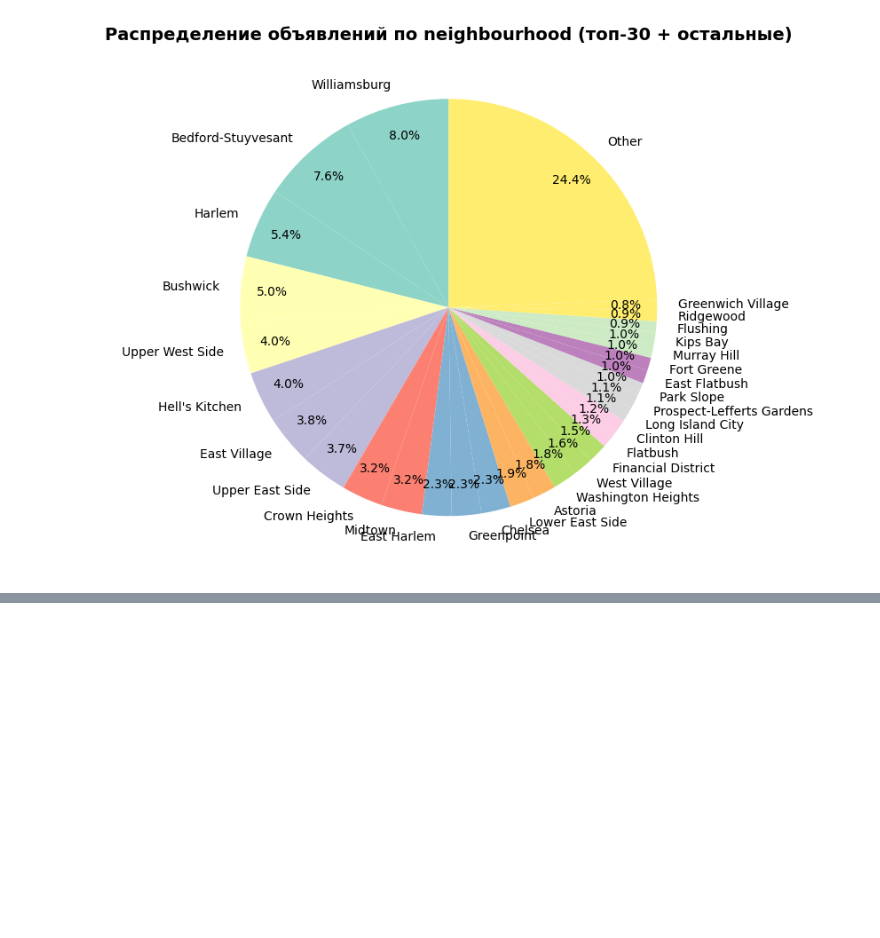
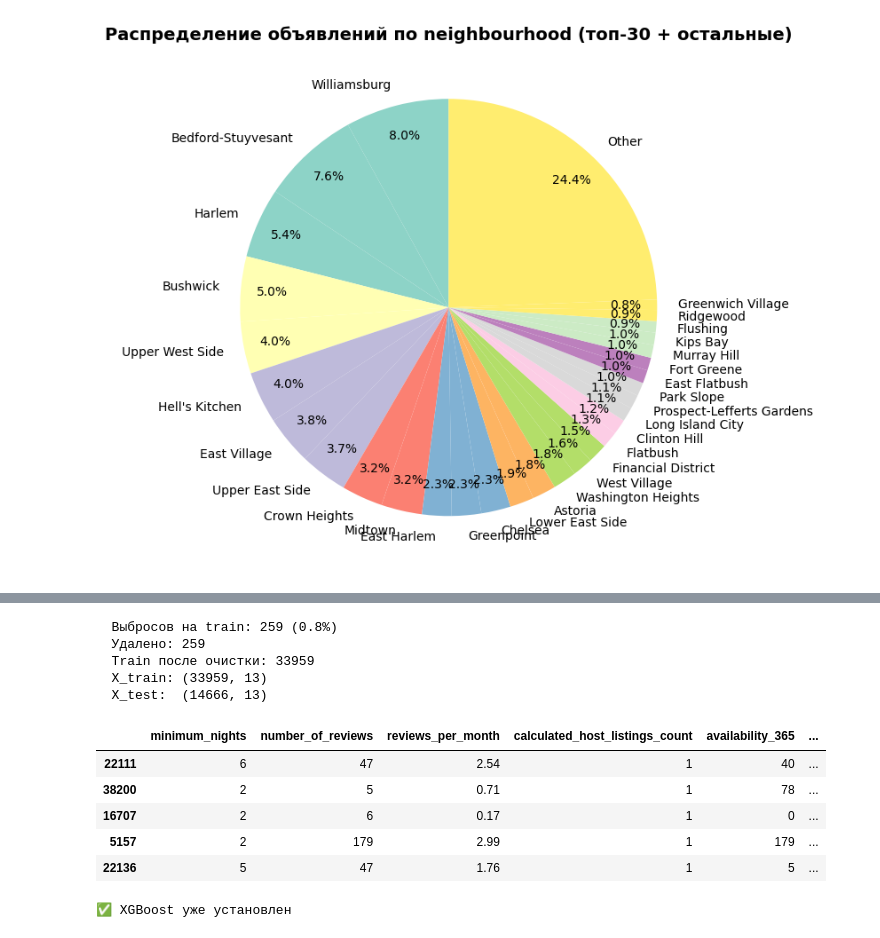
Before and after one commit to Ma-rCh/ML-Basic, a Jupyter notebook: homework_10/homework_10.ipynb, the cells around one changed output, grey strips where cells are left out. Drawn from its saved outputs; the diff is of its cells as text; code cells hidden in the pictures; blank space fills up the shorter version.

```diff
--- a/homework_10/homework_10.ipynb
+++ b/homework_10/homework_10.ipynb
@@ -1055,0 +277,72 @@ print("="*60)
+# %%
+import pandas as pd
+import numpy as np
+import matplotlib.pyplot as plt
+import seaborn as sns
+from sklearn.model_selection import train_test_split, cross_val_score, GridSearchCV
+from sklearn.linear_model import LinearRegression, Ridge, Lasso
+from sklearn.linear_model import LinearRegression, RidgeCV, LassoCV, ElasticNetCV
+from sklearn.preprocessing import RobustScaler, StandardScaler
+from sklearn.metrics import mean_squared_error, r2_score, mean_absolute_error
+from scipy import stats
+from math import radians, sin, cos, sqrt, atan2
+from sklearn.pipeline import Pipeline
+import warnings
+warnings.filterwarnings('ignore')
+
+
+# Разделяем ДО удаления выбросов
+data_train, data_test = train_test_split(data, test_size=0.3, random_state=42)
+
+# Считаем выбросы до
+outliers_train_before = (
+    (data_train['price_log'] < lower_bound) |
+    (data_train['price_log'] > upper_bound)
+).sum()
+
+# Удаляем выбросы
+data_train_clean = data_train[
+    (data_train['price_log'] >= lower_bound) &
+    (data_train['price_log'] <= upper_bound)
+].copy()
+
+outliers_train_removed = len(data_train) - len(data_train_clean)
+
+print(f"  Выбросов на train: {outliers_train_before} ({outliers_train_before/len(data_train)*100:.1f}%)")
+print(f"  Удалено: {outliers_train_removed}")
+print(f"  Train после очистки: {len(data_train_clean)}")
+
+X_train = data_train_clean[model_cols].drop(['price_log'],axis = 1)
+X_test = data_test[model_cols].drop(['price_log'],axis = 1)
+y_train = data_train_clean['price_log']
+y_test = data_test['price_log']
+
+print(f"  X_train: {X_train.shape}")
+print(f"  X_test:  {X_test.shape}")
+
+#X_train.head()
+# %% [output]
+  Выбросов на train: 259 (0.8%)
+  Удалено: 259
+  Train после очистки: 33959
+  X_train: (33959, 13)
+  X_test:  (14666, 13)
+|  | minimum_nights | number_of_reviews | reviews_per_month | calculated_host_listings_count | availability_365 | ... |
+| 22111 | 6 | 47 | 2.54 | 1 | 40 | ... |
+| 38200 | 2 | 5 | 0.71 | 1 | 78 | ... |
+| 16707 | 2 | 6 | 0.17 | 1 | 0 | ... |
+| 5157 | 2 | 179 | 2.99 | 1 | 179 | ... |
+| 22136 | 5 | 47 | 1.76 | 1 | 5 | ... |
+# %%
+try:
+    import xgboost as xgb
+    from xgboost import XGBRegressor
+    print("✅ XGBoost уже установлен")
+except ImportError:
+    print("📦 Устанавливаю XGBoost...")
+    !pip install xgboost -q
+    import xgboost as xgb
+    from xgboost import XGBRegressor
+    print("✅ XGBoost установлен")
+# %% [output]
+✅ XGBoost уже установлен
```
Also changed, not shown: parts of 17 cells of this notebook.
